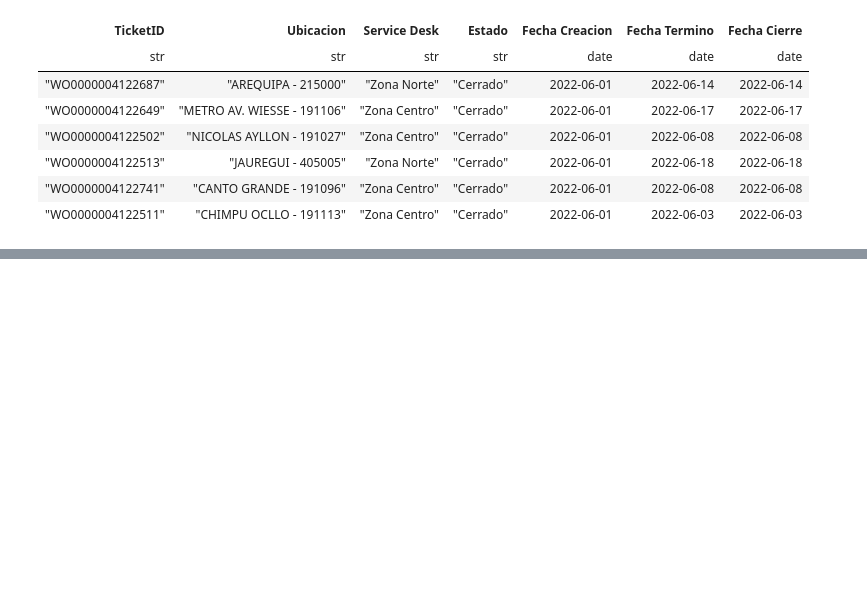
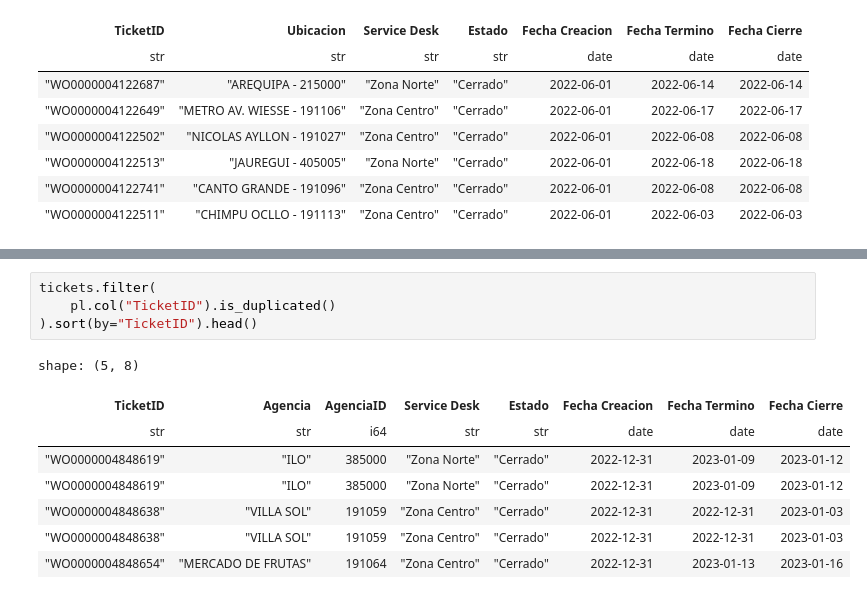
Before and after one commit to RafaelMerma/Python-For-ETL-E1, a Jupyter notebook: Proceso ETL.ipynb, the cells around one changed output, grey strips where cells are left out. Saved outputs shown, nothing was run; the diff lists cells and outputs as text; blank space fills up the shorter version.

```diff
--- a/Proceso ETL.ipynb
+++ b/Proceso ETL.ipynb
@@ -99,0 +194,13 @@ shape: (4, 7)
+# %%
+tickets.filter(
+    pl.col("TicketID").is_duplicated()
+).sort(by="TicketID").head()
+# %% [output]
+shape: (5, 8)
+| TicketID | Agencia | AgenciaID | Service Desk | Estado | Fecha Creacion | Fecha Termino | Fecha Cierre |
+| str | str | i64 | str | str | date | date | date |
+| "WO0000004848619" | "ILO" | 385000 | "Zona Norte" | "Cerrado" | 2022-12-31 | 2023-01-09 | 2023-01-12 |
+| "WO0000004848619" | "ILO" | 385000 | "Zona Norte" | "Cerrado" | 2022-12-31 | 2023-01-09 | 2023-01-12 |
+| "WO0000004848638" | "VILLA SOL" | 191059 | "Zona Centro" | "Cerrado" | 2022-12-31 | 2022-12-31 | 2023-01-03 |
+| "WO0000004848638" | "VILLA SOL" | 191059 | "Zona Centro" | "Cerrado" | 2022-12-31 | 2022-12-31 | 2023-01-03 |
+| "WO0000004848654" | "MERCADO DE FRUTAS" | 191064 | "Zona Centro" | "Cerrado" | 2022-12-31 | 2023-01-13 | 2023-01-16 |
```
Also changed, not shown: parts of 17 cells of this notebook.
